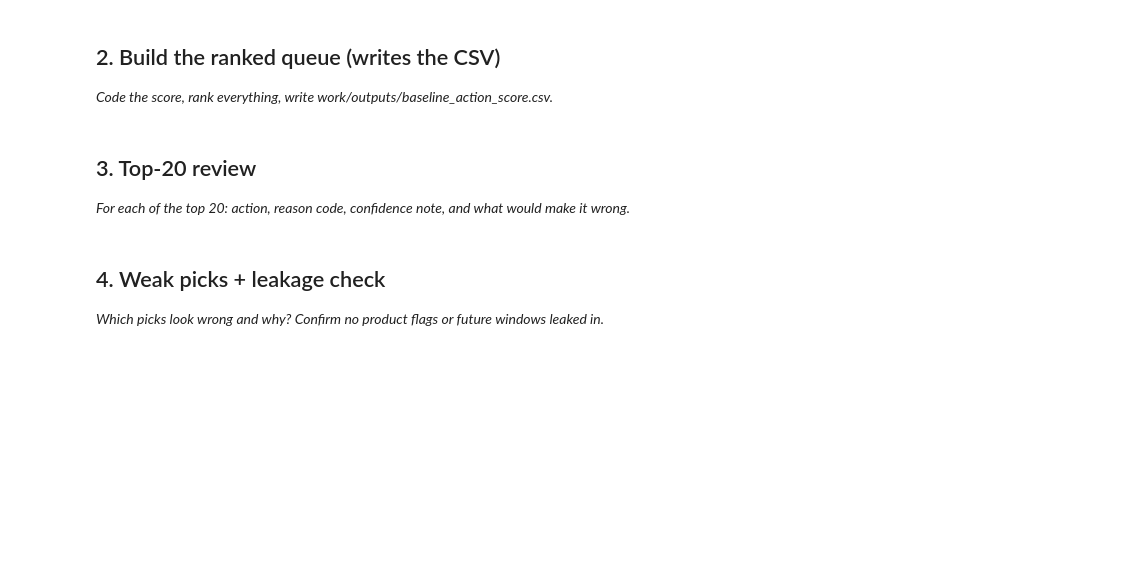
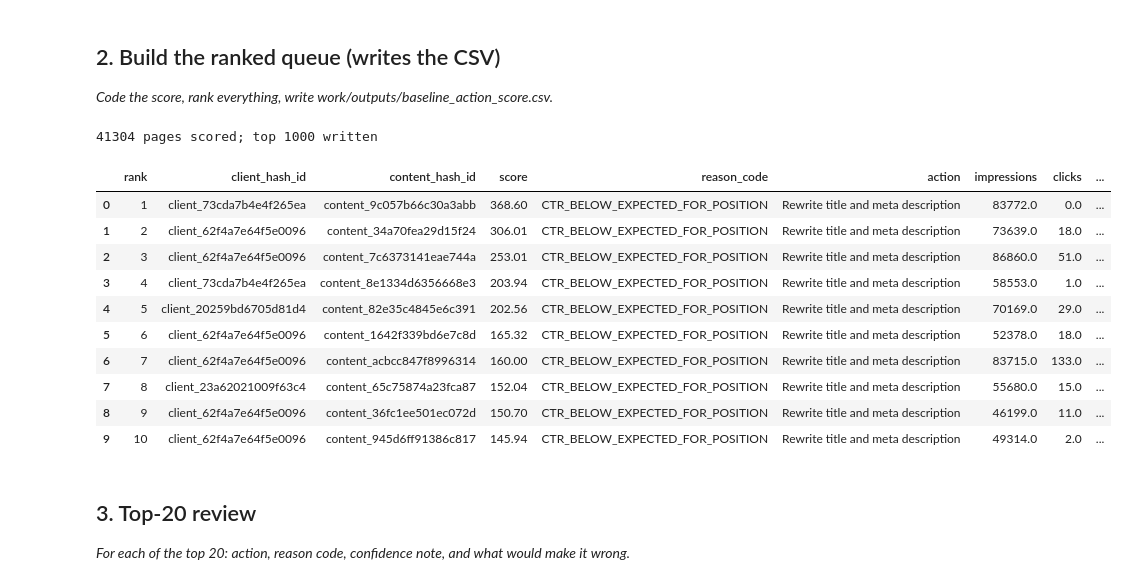
Before and after one commit to M-Abdullah-Nazeer/Flyrank-Ml-Pipeline, a Jupyter notebook: work/notebooks/w04_baseline_score.ipynb, the cells around one changed output. Drawn from its saved outputs; the diff is of its cells as text; code cells hidden in the pictures; blank space fills up the shorter version.

```diff
--- a/work/notebooks/w04_baseline_score.ipynb
+++ b/work/notebooks/w04_baseline_score.ipynb
@@ -15,0 +57,24 @@ This skeleton is yours to fill. Work the sections **in order** — each one has
+# %%
+# This cell is for CODE (numbers, a query, a check).
+# Write your text answer in the cell ABOVE this one — typing sentences here breaks Run All.
+# SIGNAL 1 (linked to the CTR-fix flag): does CTR fall as position gets worse?
+s1 = page.groupby("pos_bucket", observed=True).agg(
+    n=("ctr", "size"), impressions=("impressions", "sum"), clicks=("clicks", "sum"))
+s1["pooled_ctr"] = (s1["clicks"] / s1["impressions"]).round(4)
+display(s1)
+print("CTR strictly falls with worse position:", s1["pooled_ctr"].is_monotonic_decreasing)
+
+# expected CTR per position bucket (from days 1-15 only)
+expected = s1["pooled_ctr"].to_dict()
+page["expected_ctr"] = page["pos_bucket"].map(expected).astype(float)
+
+# SIGNAL 2: does "CTR below expected" persist? (days 16-31 used ONLY to check this, never in the score)
+elig = page[(page["impressions"] >= 100) & (page["position"] <= 20) & page["f_impr"].notna()].copy()
+elig["gap_ratio"] = elig["ctr"] / elig["expected_ctr"]
+elig["gap_group"] = pd.cut(elig["gap_ratio"], [-0.01, 0.5, 0.8, 1.2, 1e9],
+                           labels=["much below", "below", "near", "above"])
+elig["f_expected_clicks"] = elig["f_impr"] * elig["expected_ctr"]
+s2 = elig.groupby("gap_group", observed=True).agg(
+    n=("ctr", "size"), f_clicks=("f_clicks", "sum"), f_expected=("f_expected_clicks", "sum"))
+s2["future_actual_vs_expected"] = (s2["f_clicks"] / s2["f_expected"]).round(3)
+display(s2)
@@ -23,3 +104,32 @@ This skeleton is yours to fill. Work the sections **in order** — each one has
+# %%
+# This cell is for CODE (numbers, a query, a check).
+# Write your text answer in the cell ABOVE this one — typing sentences here breaks Run All.
+q = page[(page["impressions"] >= 100) & (page["position"] <= 20)].copy()
+q["score"] = (q["impressions"] * (q["expected_ctr"] - q["ctr"])).round(2)
+q = q[q["score"] > 0].sort_values("score", ascending=False).reset_index(drop=True)
+q["rank"] = q.index + 1
+q["reason_code"] = "CTR_BELOW_EXPECTED_FOR_POSITION"
+q["action"] = "Rewrite title and meta description"
+
+cols = ["rank", "client_hash_id", "content_hash_id", "score", "reason_code", "action",
+        "impressions", "clicks", "ctr", "expected_ctr", "position", "days_with_data"]
+os.makedirs("work/outputs", exist_ok=True)
+q[cols].head(1000).to_csv("work/outputs/baseline_action_score.csv", index=False)
+print(len(q), "pages scored; top 1000 written")
+display(q[cols].head(10))
+# %% [output]
+41304 pages scored; top 1000 written
+|  | rank | client_hash_id | content_hash_id | score | reason_code | action | impressions | clicks | ... |
+| 0 | 1 | client_73cda7b4e4f265ea | content_9c057b66c30a3abb | 368.60 | CTR_BELOW_EXPECTED_FOR_POSITION | Rewrite title and meta description | 83772.0 | 0.0 | ... |
+| 1 | 2 | client_62f4a7e64f5e0096 | content_34a70fea29d15f24 | 306.01 | CTR_BELOW_EXPECTED_FOR_POSITION | Rewrite title and meta description | 73639.0 | 18.0 | ... |
+| 2 | 3 | client_62f4a7e64f5e0096 | content_7c6373141eae744a | 253.01 | CTR_BELOW_EXPECTED_FOR_POSITION | Rewrite title and meta description | 86860.0 | 51.0 | ... |
+| 3 | 4 | client_73cda7b4e4f265ea | content_8e1334d6356668e3 | 203.94 | CTR_BELOW_EXPECTED_FOR_POSITION | Rewrite title and meta description | 58553.0 | 1.0 | ... |
+| 4 | 5 | client_20259bd6705d81d4 | content_82e35c4845e6c391 | 202.56 | CTR_BELOW_EXPECTED_FOR_POSITION | Rewrite title and meta description | 70169.0 | 29.0 | ... |
+| 5 | 6 | client_62f4a7e64f5e0096 | content_1642f339bd6e7c8d | 165.32 | CTR_BELOW_EXPECTED_FOR_POSITION | Rewrite title and meta description | 52378.0 | 18.0 | ... |
+| 6 | 7 | client_62f4a7e64f5e0096 | content_acbcc847f8996314 | 160.00 | CTR_BELOW_EXPECTED_FOR_POSITION | Rewrite title and meta description | 83715.0 | 133.0 | ... |
+| 7 | 8 | client_23a62021009f63c4 | content_65c75874a23fca87 | 152.04 | CTR_BELOW_EXPECTED_FOR_POSITION | Rewrite title and meta description | 55680.0 | 15.0 | ... |
+| 8 | 9 | client_62f4a7e64f5e0096 | content_36fc1ee501ec072d | 150.70 | CTR_BELOW_EXPECTED_FOR_POSITION | Rewrite title and meta description | 46199.0 | 11.0 | ... |
+| 9 | 10 | client_62f4a7e64f5e0096 | content_945d6ff91386c817 | 145.94 | CTR_BELOW_EXPECTED_FOR_POSITION | Rewrite title and meta description | 49314.0 | 2.0 | ... |
 # %% [markdown]
 ## 3. Top-20 review
 
@@ -30,4 +136,0 @@ This skeleton is yours to fill. Work the sections **in order** — each one has
-# %% [markdown]
-## 4. Weak picks + leakage check
-
-*Which picks look wrong and why? Confirm no product flags or future windows leaked in.*
```
Also changed, not shown: parts of 14 cells of this notebook.
